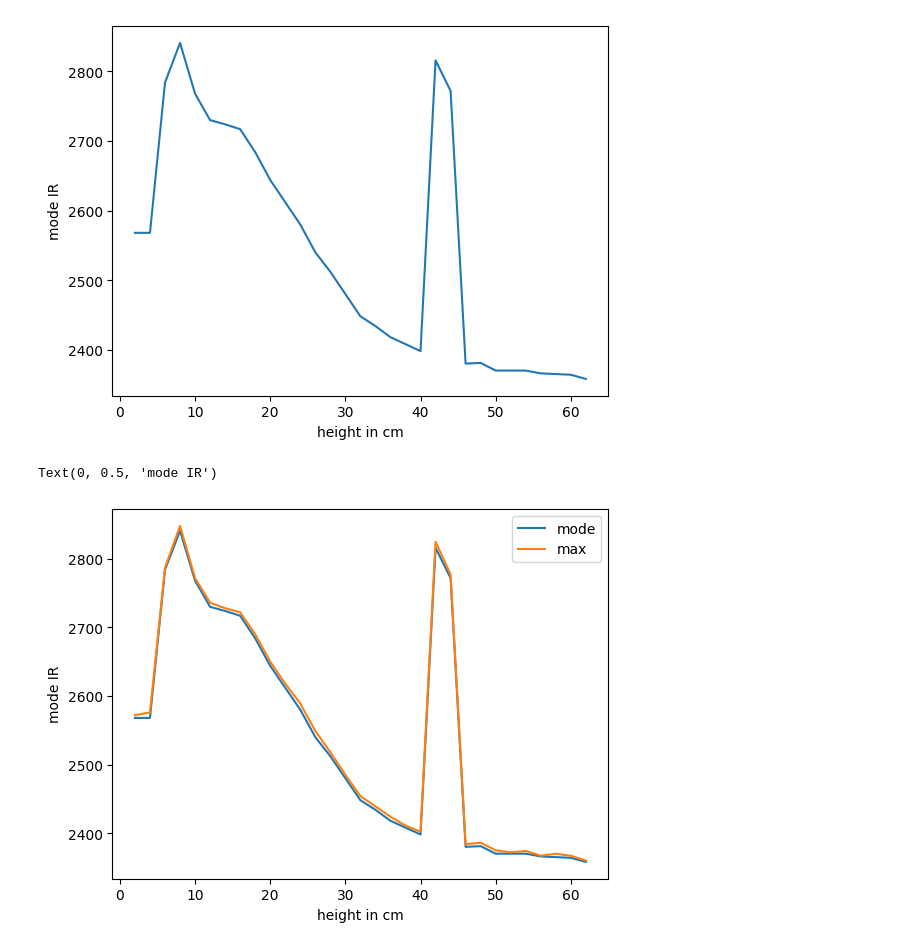
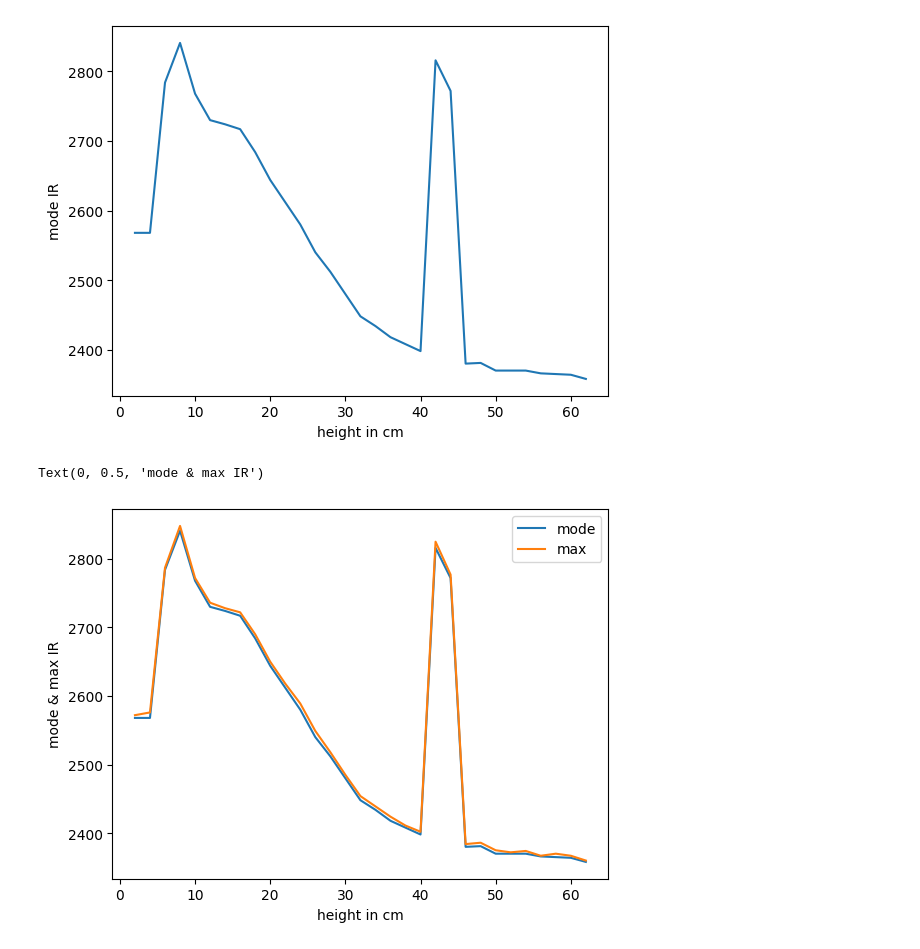
Before and after one commit to AnjanaWijesinghe/enel869, a Jupyter notebook: Project/Analysis/convert_it_txt_to_csv.ipynb, the cells around one changed output. Drawn from its saved outputs; the diff is of its cells as text; code cells hidden in the pictures.

```diff
--- a/Project/Analysis/convert_it_txt_to_csv.ipynb
+++ b/Project/Analysis/convert_it_txt_to_csv.ipynb
@@ -163,14 +163,14 @@ Text(0, 0.5, 'mode IR')
 # %%
 # plot mode and max
 plt.plot(analysis_average_arr[0], analysis_average_arr[3])
 plt.plot(analysis_average_arr[0], analysis_average_arr[-1])
 # plt.plot(analysis_average_arr[0], analysis_average_arr[-2])
 plt.legend(['mode', 'max', 'min'])
 plt.xlabel('height in cm')
-plt.ylabel('mode IR')
+plt.ylabel('mode & max IR')
 # %% [output]
-Text(0, 0.5, 'mode IR')
+Text(0, 0.5, 'mode & max IR')
-[figure, old version]
+[figure, new version]
 # %%
 # plot var
 plt.plot(analysis_average_arr[0], analysis_average_arr[-3])
```
Also changed, not shown: parts of 2 cells of this notebook.
